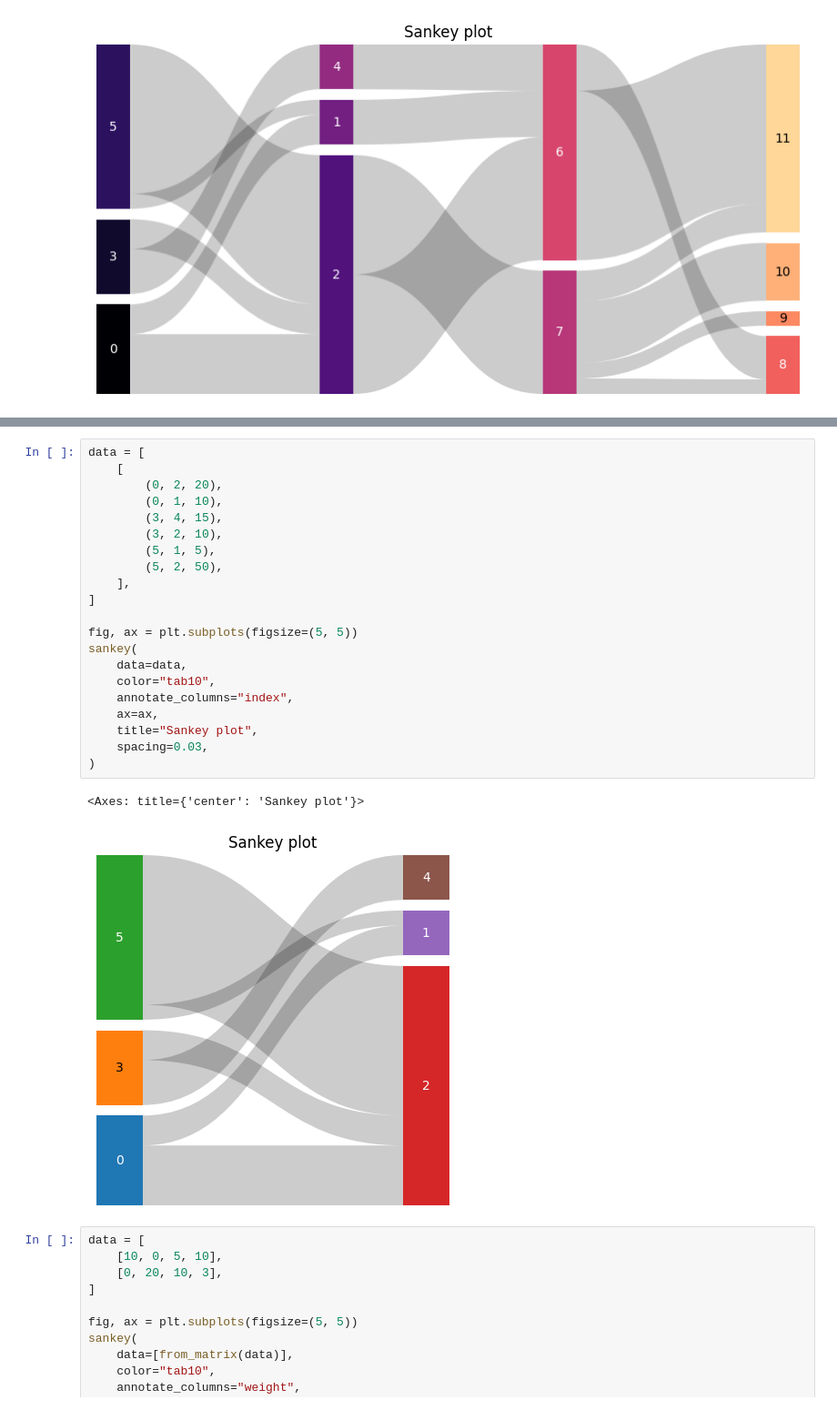
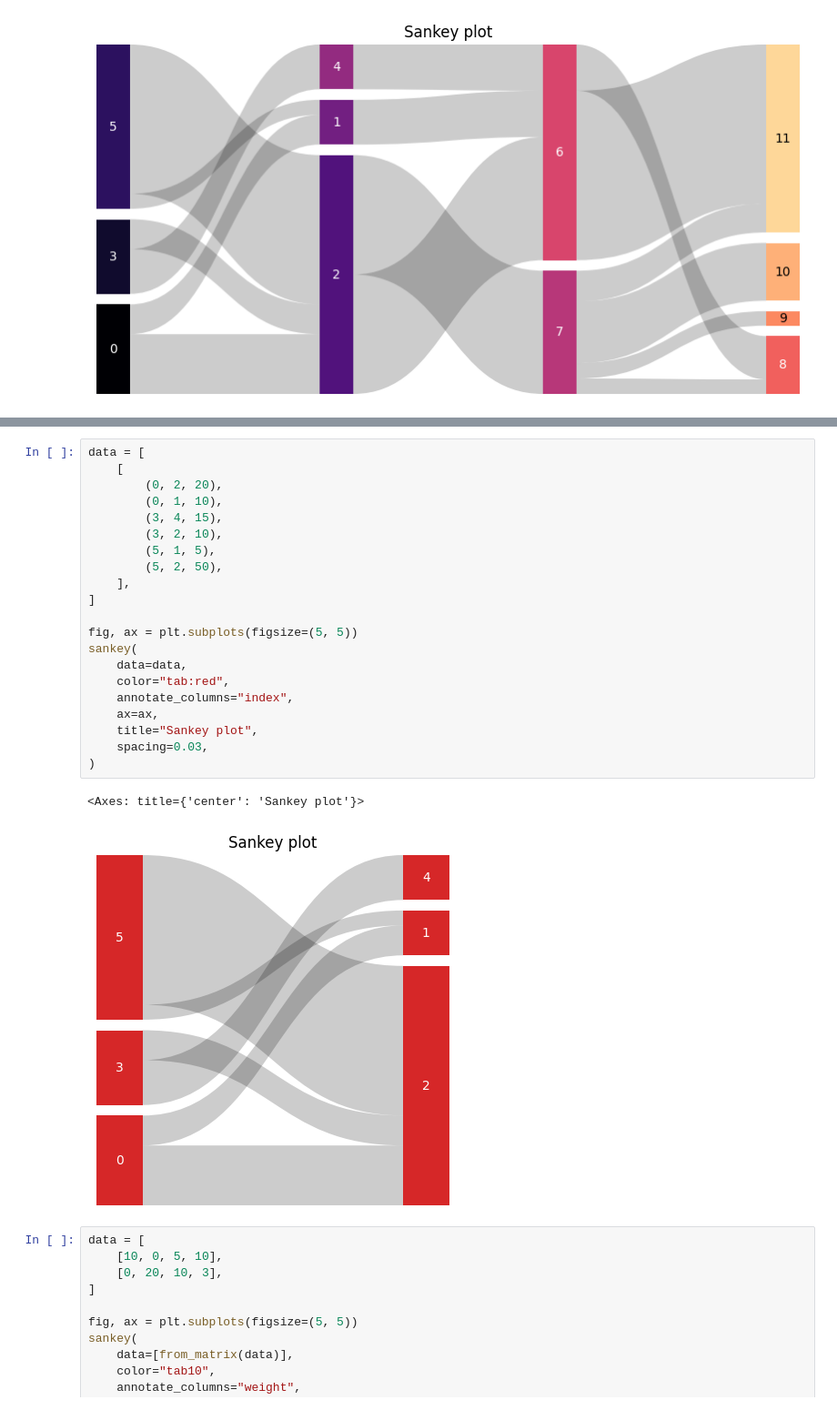
Before and after one commit to harryhaller001/matplotlib-sankey, a Jupyter notebook: dev/testing.ipynb, the cells around one changed output, grey strips where cells are left out. Shown at 91% size. Drawn from its saved outputs; the diff is of its cells as text.

Commit message:
adding better control for column colors

```diff
--- a/dev/testing.ipynb
+++ b/dev/testing.ipynb
@@ -32,27 +57,27 @@ sankey(
 # %%
 data = [
     [
         (0, 2, 20),
         (0, 1, 10),
         (3, 4, 15),
         (3, 2, 10),
         (5, 1, 5),
         (5, 2, 50),
     ],
 ]
 
 fig, ax = plt.subplots(figsize=(5, 5))
 sankey(
     data=data,
-    color="tab10",
+    color="tab:red",
     annotate_columns="index",
     ax=ax,
     title="Sankey plot",
     spacing=0.03,
 )
 # %% [output]
 <Axes: title={'center': 'Sankey plot'}>
-[figure, old version]
+[figure, new version]
 # %%
 data = [
     [10, 0, 5, 10],
```
Also changed, not shown: parts of 4 cells of this notebook, 1 other file.
